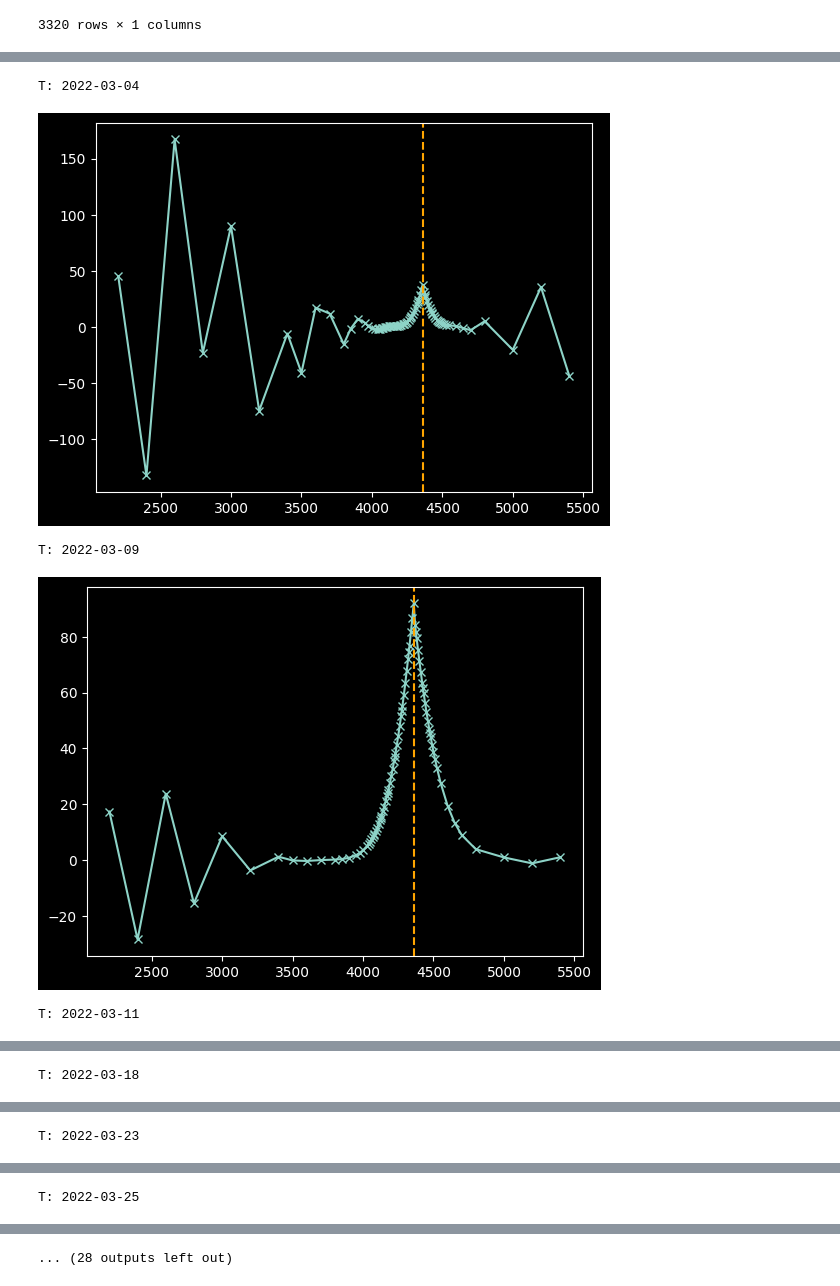
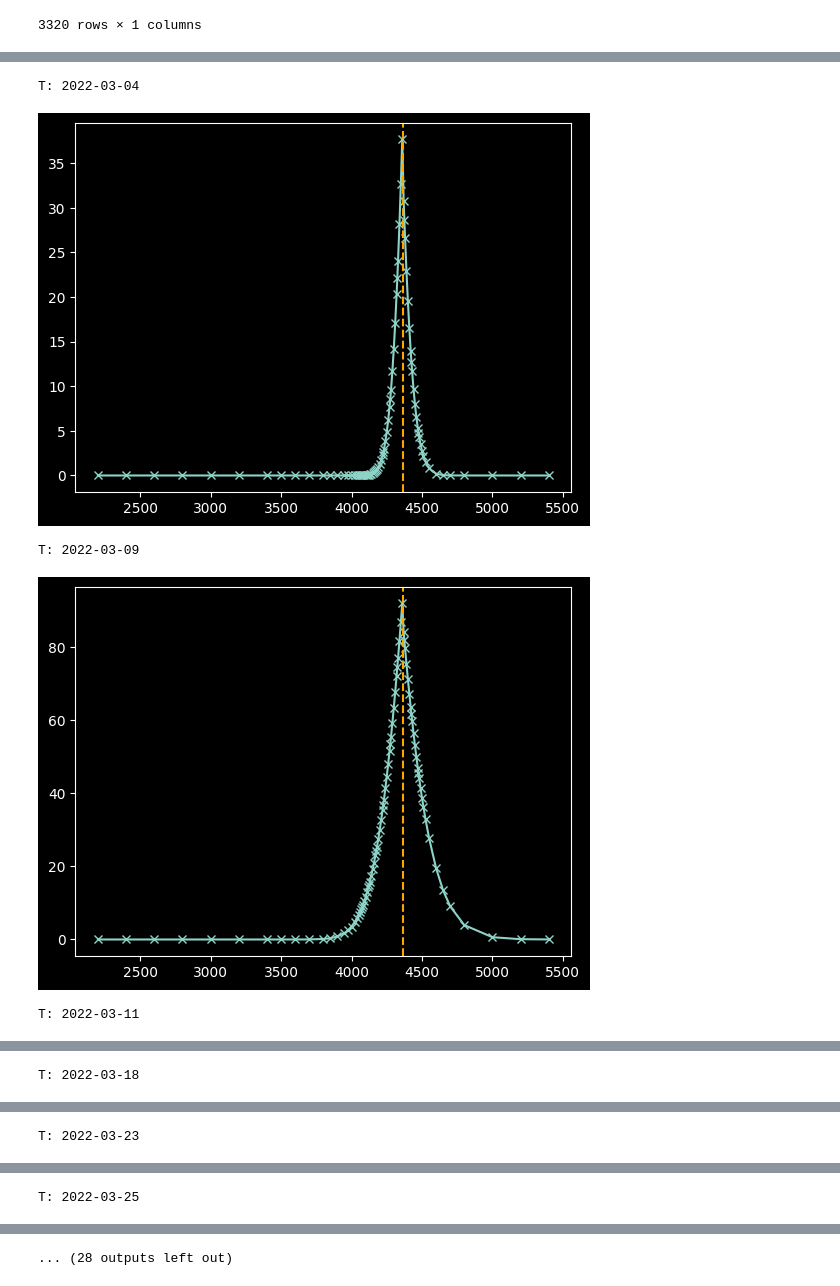
Before and after one commit to mayurankv/msc-statistics-dissertation, a Jupyter notebook: Project/notebooks/heston_test.ipynb, the cells around one changed output, grey strips where cells are left out. Saved outputs shown, nothing was run; the diff lists cells and outputs as text; code cells hidden in the pictures.

```diff
--- a/Project/notebooks/heston_test.ipynb
+++ b/Project/notebooks/heston_test.ipynb
@@ -294,7 +509,6 @@ fig = plot_volatility_surface(
 )
 fig.show()
 # %%
-import matplotlib.pyplot as plt
 import numpy as np
 from scipy.interpolate import CubicSpline
 from pandas import DataFrame
@@ -313,9 +527,10 @@ surface = volatility_surface.surface_quantities(
 	time=time,
 	quantity_method="model_pricing_implied_volatility",
 	price_types=["Mid"],
-	out_the_money=True,
+	out_the_money=False,
 	pricing_model=PricingModel(),
 	model=model,
+	legendre_gauss_degree=128,
 )[0]
 for i, expiry in enumerate(volatility_surface.expiries):
 	print(f"T: {expiry}")
@@ -372,34 +575,35 @@ import matplotlib.pyplot as plt
 
 from stochastic_volatility_models.src.core.underlying import Underlying
 from stochastic_volatility_models.src.core.volatility_surface import VolatilitySurface
 from stochastic_volatility_models.src.core.pricing_models import PricingModel
 from stochastic_volatility_models.src.utils.options.strikes import find_closest_strikes
 from stochastic_volatility_models.src.utils.options.expiry import time_to_expiry
 from stochastic_volatility_models.visualisations.volatility_surface import plot_volatility_surface
 
 
 volatility_surface = spx_vs
 surface = volatility_surface.surface_quantities(
 	time=time,
 	quantity_method="model_price",
 	price_types=["Mid"],
 	out_the_money=True,
 	model=model,
+	legendre_gauss_degree=None,
 )[0]
 for i, expiry in enumerate(volatility_surface.expiries):
 	print(f"T: {expiry}")
 	t2x = time_to_expiry(time, volatility_surface.expiries)
 	indices = find_closest_strikes(
 		strikes=volatility_surface.strikes,
 		spot=volatility_surface.underlying.price(time=time),
 	)
 	x = np.linspace(indices.min(), indices.max(), 100)
 	plt.plot(volatility_surface.strikes, cast(DataFrame, surface.xs(key=expiry, level=1)).loc[volatility_surface.strikes, "Symbol"].values, linestyle=None, marker="x")
 	plt.axvline(spot, color="orange", linestyle="dashed")
 	plt.show()
 # %% [output]
 T: 2022-03-04
-[figure, old version]
+[figure, new version]
 T: 2022-03-09
-[figure, old version]
+[figure, new version]
 T: 2022-03-11
```
Also changed, not shown: parts of 10 cells of this notebook, 8 other files.
